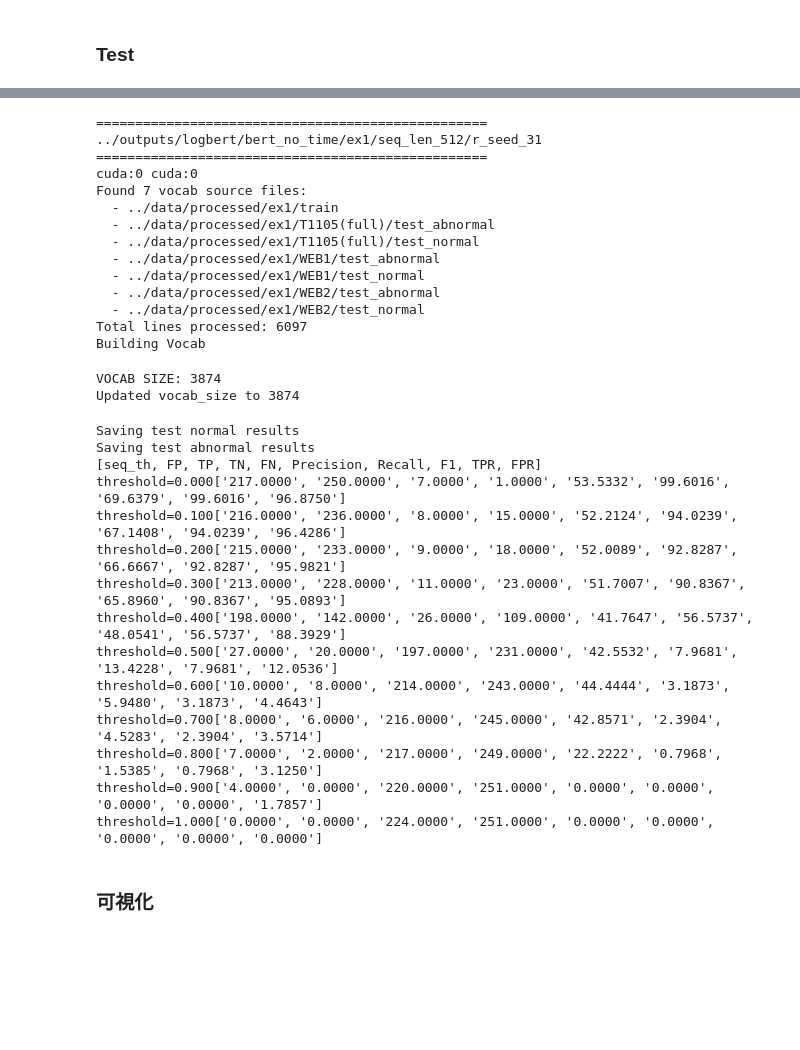
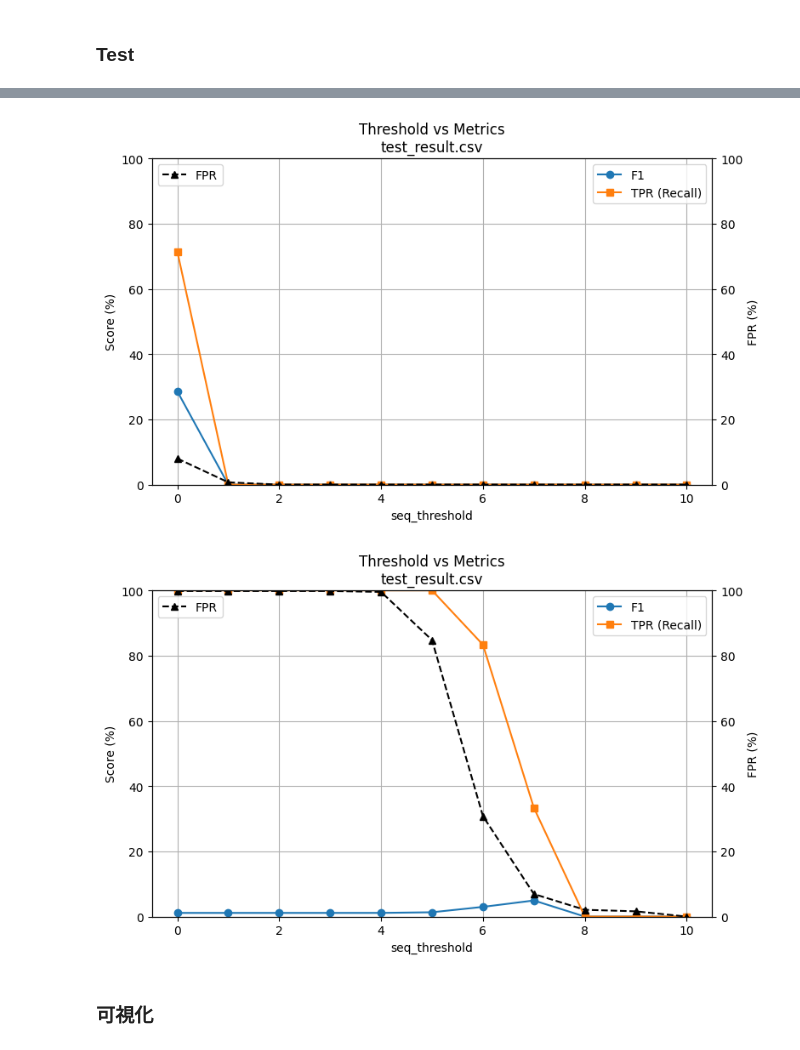
Before and after one commit to iwamura-0201/My_lad, a Jupyter notebook: src/main.ipynb, the cells around one changed output, grey strips where cells are left out. Cells and saved outputs as stored; diff of their text form; code cells hidden in the pictures; blank space fills up the shorter version.

```diff
--- a/src/main.ipynb
+++ b/src/main.ipynb
@@ -924,42 +1013,10 @@ threshold=1.000['0.0000', '0.0000', '192.0000', '243.0000', '0.0000', '0.0000',
-# %%
-# テスト
-main.main_cli([
-    "test",  # run_mode
-    "../outputs/logbert/bert_no_time/ex1/seq_len_512/r_seed_31/weights/ValTotalbest.pth", # 重みファイルまでの相対パス
-    "32",   # eval_batchsize
-    "cuda:0",     # gpu
-    "eval.dataset_dir=../data/processed/ex1/WEB2"
-])
-# %% [output]
-==================================================
-../outputs/logbert/bert_no_time/ex1/seq_len_512/r_seed_31
-==================================================
-cuda:0 cuda:0
-Found 7 vocab source files:
-  - ../data/processed/ex1/train
-  - ../data/processed/ex1/T1105(full)/test_abnormal
-  - ../data/processed/ex1/T1105(full)/test_normal
-  - ../data/processed/ex1/WEB1/test_abnormal
-  - ../data/processed/ex1/WEB1/test_normal
-  - ../data/processed/ex1/WEB2/test_abnormal
-  - ../data/processed/ex1/WEB2/test_normal
-Total lines processed: 6097
-Building Vocab
-VOCAB SIZE: 3874
-Updated vocab_size to 3874
-Saving test normal results
-Saving test abnormal results
-[seq_th, FP, TP, TN, FN, Precision, Recall, F1, TPR, FPR]
-threshold=0.000['217.0000', '250.0000', '7.0000', '1.0000', '53.5332', '99.6016', '69.6379', '99.6016', '96.8750']
-threshold=0.100['216.0000', '236.0000', '8.0000', '15.0000', '52.2124', '94.0239', '67.1408', '94.0239', '96.4286']
-threshold=0.200['215.0000', '233.0000', '9.0000', '18.0000', '52.0089', '92.8287', '66.6667', '92.8287', '95.9821']
-threshold=0.300['213.0000', '228.0000', '11.0000', '23.0000', '51.7007', '90.8367', '65.8960', '90.8367', '95.0893']
-threshold=0.400['198.0000', '142.0000', '26.0000', '109.0000', '41.7647', '56.5737', '48.0541', '56.5737', '88.3929']
-threshold=0.500['27.0000', '20.0000', '197.0000', '231.0000', '42.5532', '7.9681', '13.4228', '7.9681', '12.0536']
-threshold=0.600['10.0000', '8.0000', '214.0000', '243.0000', '44.4444', '3.1873', '5.9480', '3.1873', '4.4643']
-threshold=0.700['8.0000', '6.0000', '216.0000', '245.0000', '42.8571', '2.3904', '4.5283', '2.3904', '3.5714']
-threshold=0.800['7.0000', '2.0000', '217.0000', '249.0000', '22.2222', '0.7968', '1.5385', '0.7968', '3.1250']
-threshold=0.900['4.0000', '0.0000', '220.0000', '251.0000', '0.0000', '0.0000', '0.0000', '0.0000', '1.7857']
-threshold=1.000['0.0000', '0.0000', '224.0000', '251.0000', '0.0000', '0.0000', '0.0000', '0.0000', '0.0000']
+# %%
+a.plot_threshold_metrics(Path("../archive/21/T1105/test_result.csv"))
+# %% [output]
+[figure, added]
+# %%
+a.plot_threshold_metrics(Path("../outputs/logbert/bert_no_time/ex1/seq_len_512/r_seed_31/test_result.csv"))
+# %% [output]
+[figure, added]
 # %% [markdown]
 ### 可視化
```
Also changed, not shown: parts of 68 cells of this notebook, 13 other files.
